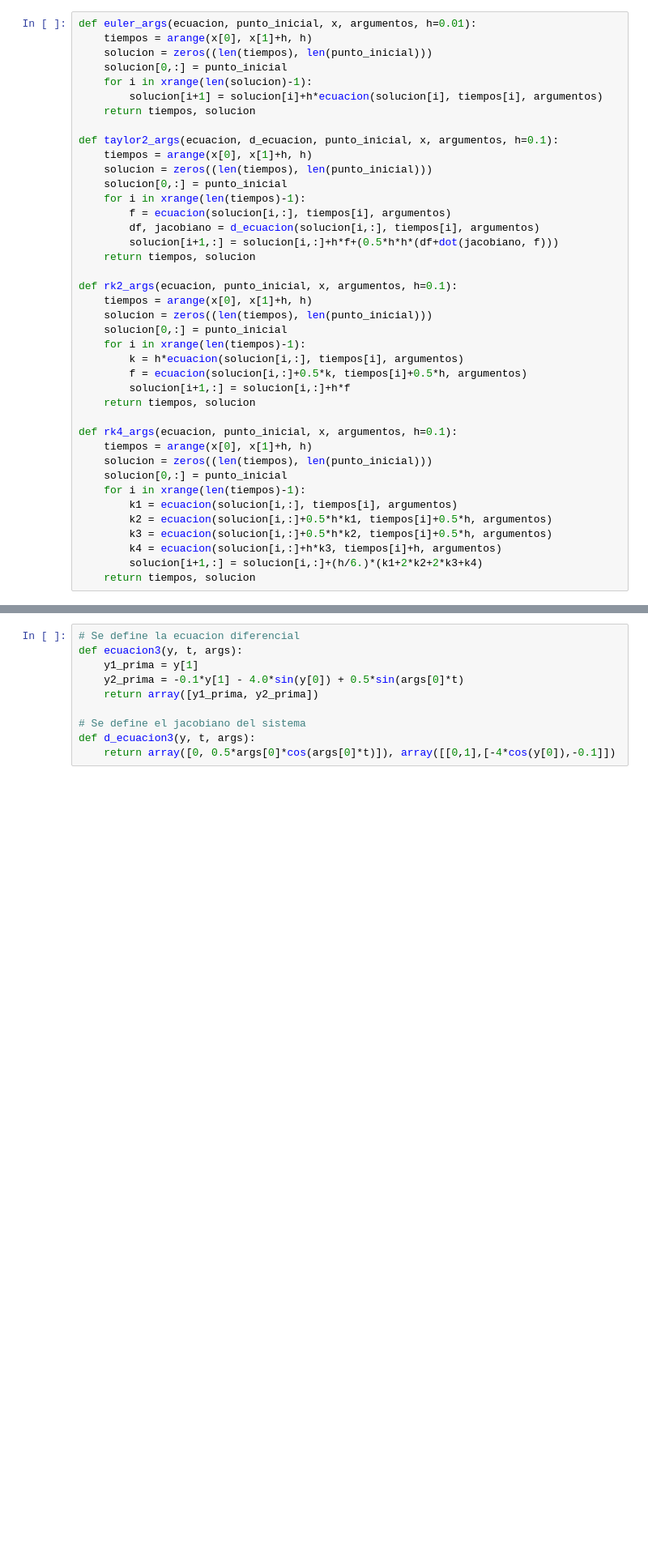
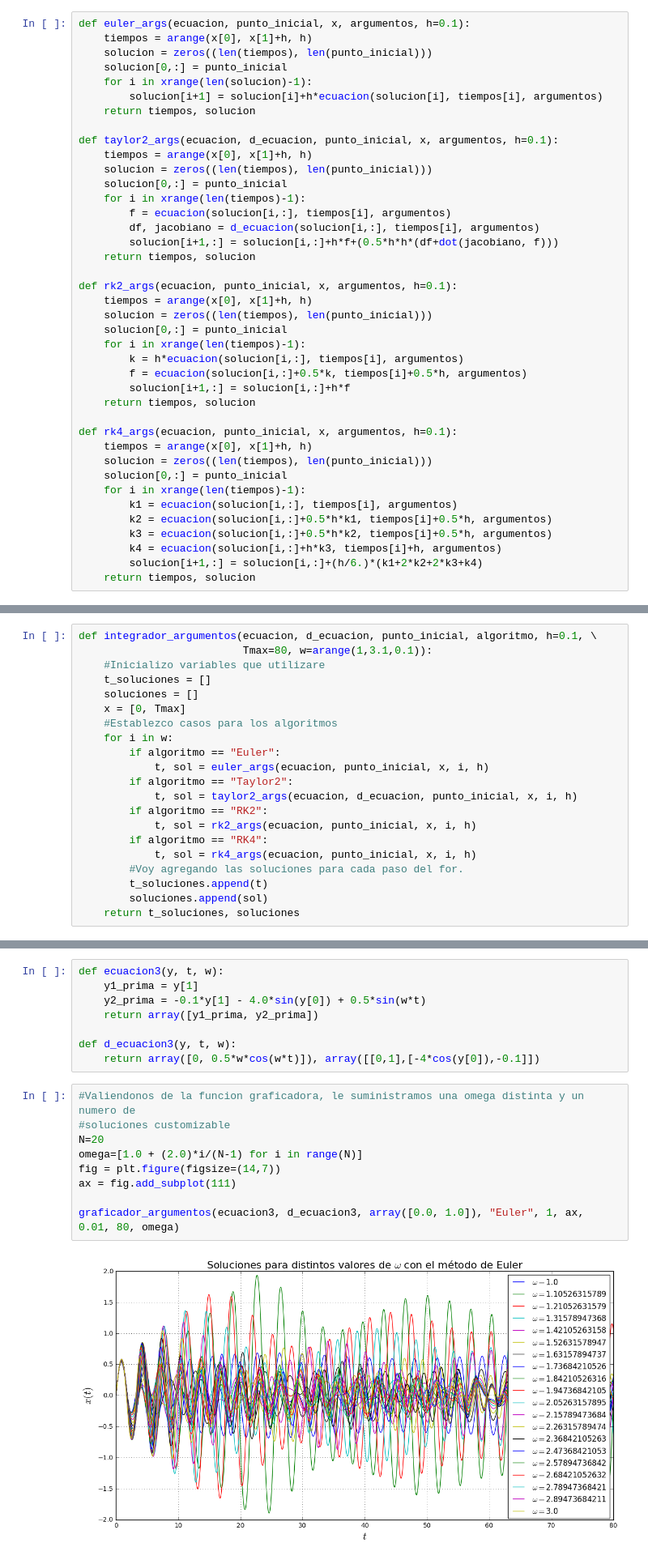
Before and after one commit to ignacio-vc/fcomp, a Jupyter notebook: tareas/tarea1.ipynb, the cells around one changed output, grey strips where cells are left out. Shown at 81% size. Cells and saved outputs as stored; diff of their text form; blank space fills up the shorter version.

```diff
--- a/tareas/tarea1.ipynb
+++ b/tareas/tarea1.ipynb
@@ -153,5 +187,5 @@ Con condiciones iniciales $\dot{x}(0) = 1$ y $x(0) = 0$ y para $\omega = \{1,1.1
 # %%
-def euler_args(ecuacion, punto_inicial, x, argumentos, h=0.01):
+def euler_args(ecuacion, punto_inicial, x, argumentos, h=0.1):
     tiempos = arange(x[0], x[1]+h, h)
     solucion = zeros((len(tiempos), len(punto_inicial)))
     solucion[0,:] = punto_inicial
@@ -227,0 +229,21 @@ def integrador_surtido(ecuacion, d_ecuacion, punto_inicial, x, h, timeplot=1, ph
+# %%
+def integrador_argumentos(ecuacion, d_ecuacion, punto_inicial, algoritmo, h=0.1, \
+                          Tmax=80, w=arange(1,3.1,0.1)):
+    #Inicializo variables que utilizare
+    t_soluciones = []
+    soluciones = []
+    x = [0, Tmax]
+    #Establezco casos para los algoritmos
+    for i in w:
+        if algoritmo == "Euler":
+            t, sol = euler_args(ecuacion, punto_inicial, x, i, h)
+        if algoritmo == "Taylor2":
+            t, sol = taylor2_args(ecuacion, d_ecuacion, punto_inicial, x, i, h)
+        if algoritmo == "RK2":
+            t, sol = rk2_args(ecuacion, punto_inicial, x, i, h)
+        if algoritmo == "RK4":
+            t, sol = rk4_args(ecuacion, punto_inicial, x, i, h)
+        #Voy agregando las soluciones para cada paso del for.
+        t_soluciones.append(t)
+        soluciones.append(sol)
+    return t_soluciones, soluciones
@@ -228,10 +293,19 @@ def integrador_surtido(ecuacion, d_ecuacion, punto_inicial, x, h, timeplot=1, ph
 # %%
-# Se define la ecuacion diferencial
-def ecuacion3(y, t, args):
+def ecuacion3(y, t, w):
     y1_prima = y[1]
-    y2_prima = -0.1*y[1] - 4.0*sin(y[0]) + 0.5*sin(args[0]*t)
+    y2_prima = -0.1*y[1] - 4.0*sin(y[0]) + 0.5*sin(w*t)
     return array([y1_prima, y2_prima])
 
-# Se define el jacobiano del sistema
-def d_ecuacion3(y, t, args):
-    return array([0, 0.5*args[0]*cos(args[0]*t)]), array([[0,1],[-4*cos(y[0]),-0.1]])
+def d_ecuacion3(y, t, w):
+    return array([0, 0.5*w*cos(w*t)]), array([[0,1],[-4*cos(y[0]),-0.1]])
+# %%
+#Valiendonos de la funcion graficadora, le suministramos una omega distinta y un numero de
+#soluciones customizable
+N=20
+omega=[1.0 + (2.0)*i/(N-1) for i in range(N)]
+fig = plt.figure(figsize=(14,7))
+ax = fig.add_subplot(111)
+
+graficador_argumentos(ecuacion3, d_ecuacion3, array([0.0, 1.0]), "Euler", 1, ax, 0.01, 80, omega)
+# %% [output]
+[figure, added]
```
Also changed, not shown: parts of 30 cells of this notebook.
